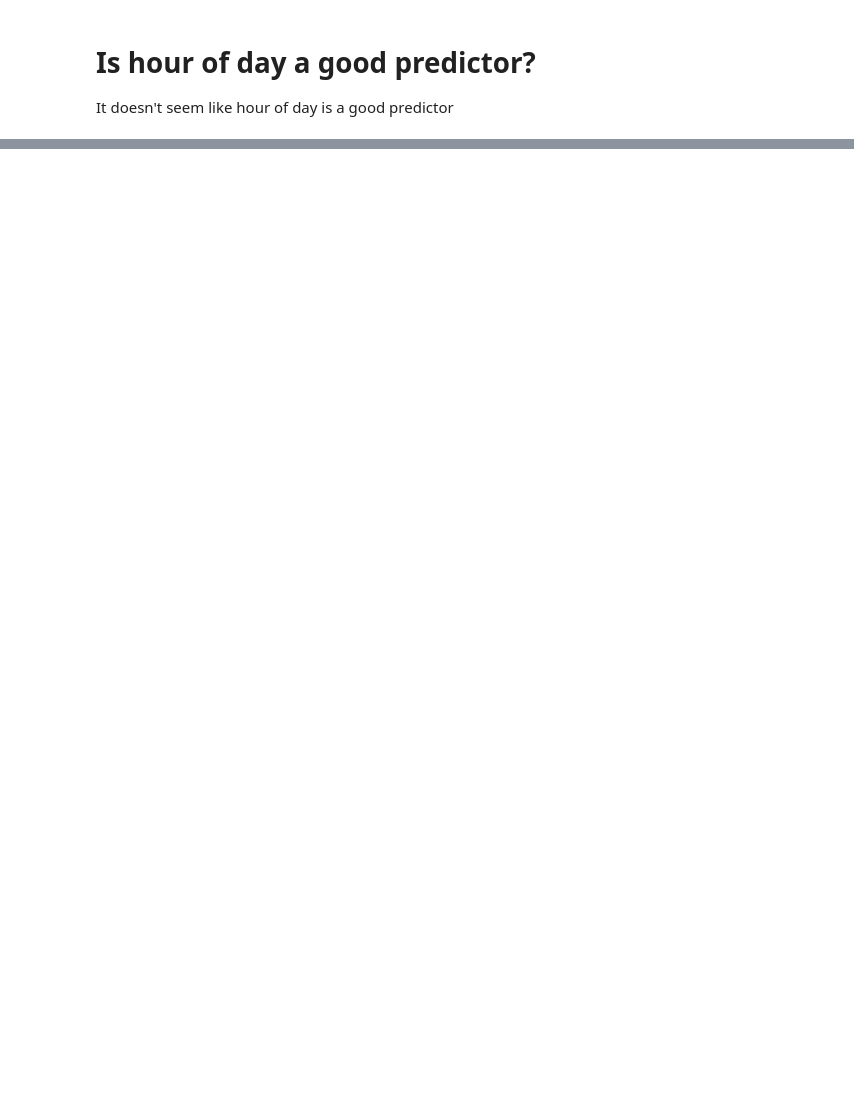
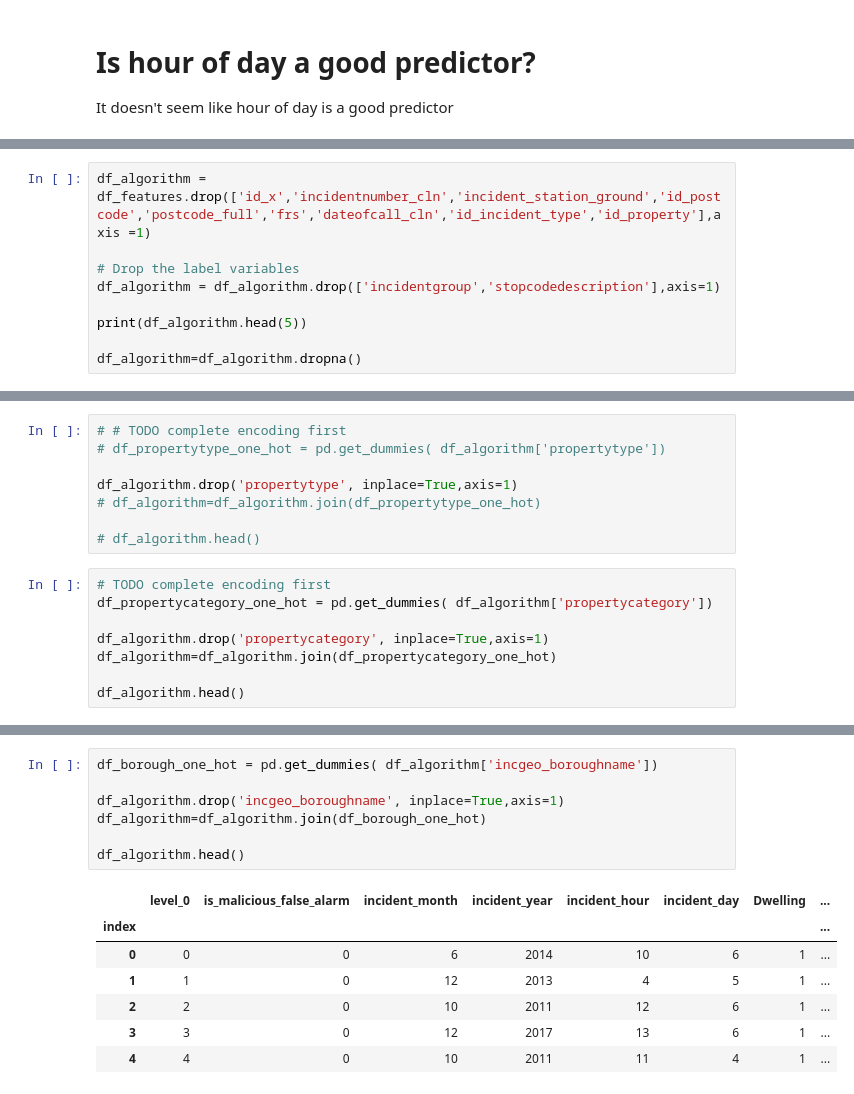
Before and after one commit to GuerrillaAnalytics/proj001_lfb, a Jupyter notebook: wp/wp_005_false_alarm_analysis/01/wp_005_false_alarm_analysis.ipynb, the cells around one changed output, grey strips where cells are left out. Drawn from its saved outputs; the diff is of its cells as text; blank space fills up the shorter version.

```diff
--- a/wp/wp_005_false_alarm_analysis/01/wp_005_false_alarm_analysis.ipynb
+++ b/wp/wp_005_false_alarm_analysis/01/wp_005_false_alarm_analysis.ipynb
@@ -337,0 +326,9 @@ df_features_clean = df_features.drop(['id_x','dateofcall_cln','id_incident_type'
+# %%
+df_algorithm = df_features.drop(['id_x','incidentnumber_cln','incident_station_ground','id_postcode','postcode_full','frs','dateofcall_cln','id_incident_type','id_property'],axis =1)
+
+# Drop the label variables
+df_algorithm = df_algorithm.drop(['incidentgroup','stopcodedescription'],axis=1)
+
+print(df_algorithm.head(5))
+
+df_algorithm=df_algorithm.dropna()
@@ -337,0 +357,16 @@ df_features_clean = df_features.drop(['id_x','dateofcall_cln','id_incident_type'
+# %%
+# # TODO complete encoding first
+# df_propertytype_one_hot = pd.get_dummies( df_algorithm['propertytype'])
+
+df_algorithm.drop('propertytype', inplace=True,axis=1)
+# df_algorithm=df_algorithm.join(df_propertytype_one_hot)
+
+# df_algorithm.head()
+# %%
+# TODO complete encoding first
+df_propertycategory_one_hot = pd.get_dummies( df_algorithm['propertycategory'])
+
+df_algorithm.drop('propertycategory', inplace=True,axis=1)
+df_algorithm=df_algorithm.join(df_propertycategory_one_hot)
+
+df_algorithm.head()
@@ -337,0 +381,15 @@ df_features_clean = df_features.drop(['id_x','dateofcall_cln','id_incident_type'
+# %%
+df_borough_one_hot = pd.get_dummies( df_algorithm['incgeo_boroughname'])
+
+df_algorithm.drop('incgeo_boroughname', inplace=True,axis=1)
+df_algorithm=df_algorithm.join(df_borough_one_hot)
+
+df_algorithm.head()
+# %% [output]
+|  | level_0 | is_malicious_false_alarm | incident_month | incident_year | incident_hour | incident_day | Dwelling | ... |
+| index |  |  |  |  |  |  |  | ... |
+| 0 | 0 | 0 | 6 | 2014 | 10 | 6 | 1 | ... |
+| 1 | 1 | 0 | 12 | 2013 | 4 | 5 | 1 | ... |
+| 2 | 2 | 0 | 10 | 2011 | 12 | 6 | 1 | ... |
+| 3 | 3 | 0 | 12 | 2017 | 13 | 6 | 1 | ... |
+| 4 | 4 | 0 | 10 | 2011 | 11 | 4 | 1 | ... |
```
Also changed, not shown: parts of 36 cells of this notebook, 1 other file.
